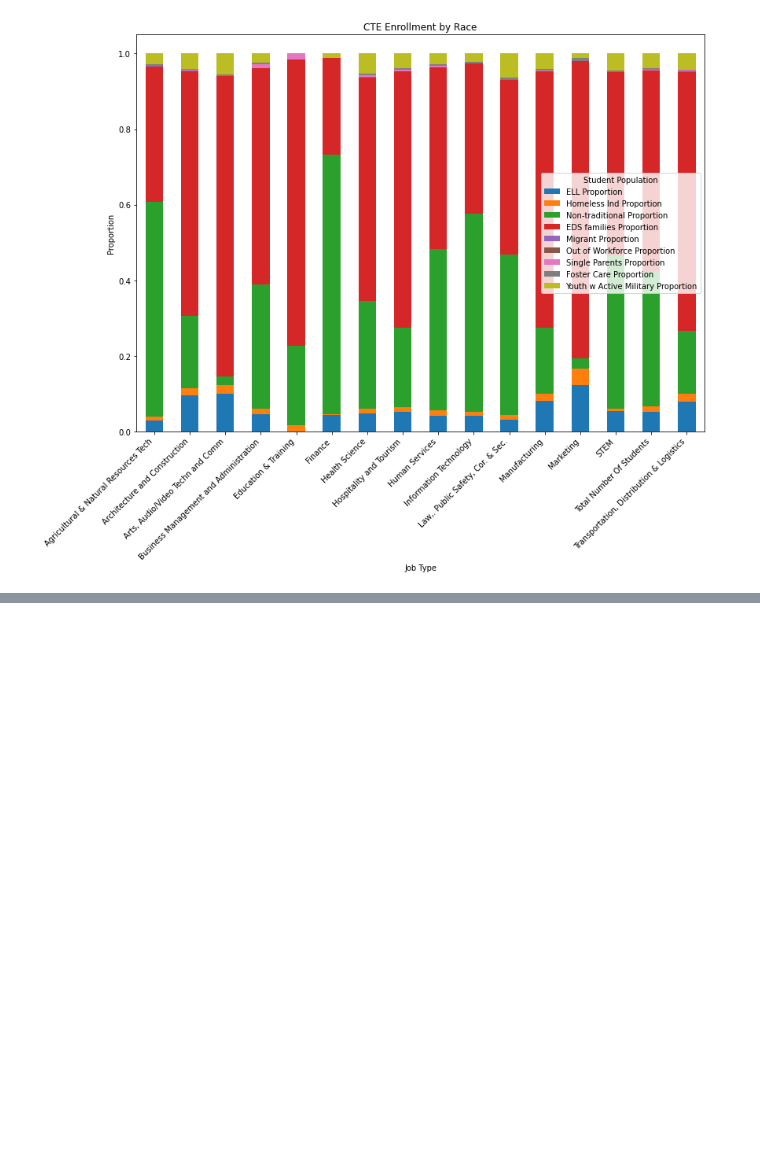
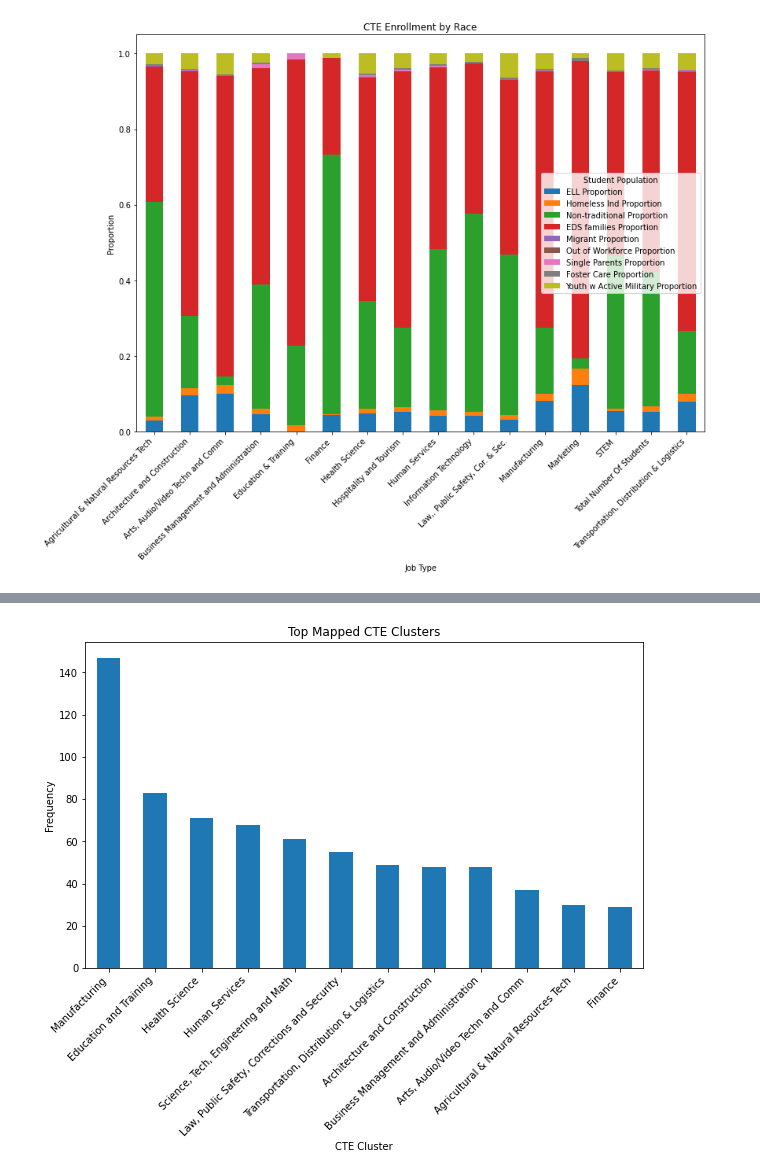
Before and after one commit to emcfalls/NC-Datathon, a Jupyter notebook: cluster_EDA_state.ipynb, the cells around one changed output, grey strips where cells are left out. Drawn from its saved outputs; the diff is of its cells as text; code cells hidden in the pictures; blank space fills up the shorter version.

Commit message:
adding the text embedding

```diff
--- a/cluster_EDA_state.ipynb
+++ b/cluster_EDA_state.ipynb
@@ -591,3 +519,8 @@ plt.tight_layout()
 plt.show()
 # %% [output]
 [figure]
+# %%
+from sentence_transformers import SentenceTransformer
+
+#Using paraphrase because my computer is SLOW
+model = SentenceTransformer('paraphrase-MiniLM-L3-v2')
@@ -593,0 +531,15 @@ plt.show()
+# %%
+occupation_embeddings = model.encode(df_wages['Occupation'].tolist())
+cluster_embeddings = model.encode(df_clusternames['description'].tolist())
+# %%
+from sklearn.metrics.pairwise import cosine_similarity
+
+#the cosine similarity between occupation embeddings and cluster embeddings
+similarities = cosine_similarity(occupation_embeddings, cluster_embeddings)
+
+#the index of the max similarity (so we can see whats the best match!)
+closest_clusters_indices = similarities.argmax(axis=1)
+
+#mapping to codes and names
+# df_wages['Career Cluster Code'] = closest_clusters_indices
+df_wages['Career Cluster Name'] = [df_clusternames.iloc[index]['description'] for index in closest_clusters_indices]
@@ -593,0 +567,13 @@ plt.show()
+# %%
+
+cluster_counts = df_wages['Career Cluster Name'].value_counts().head(12)
+
+plt.figure(figsize=(10, 6))
+cluster_counts.plot(kind='bar')
+plt.title('Top Mapped CTE Clusters')
+plt.xlabel('CTE Cluster')
+plt.ylabel('Frequency')
+plt.xticks(rotation=45, ha='right')
+plt.show()
+# %% [output]
+[figure, added]
```
Also changed, not shown: parts of 15 cells of this notebook.
